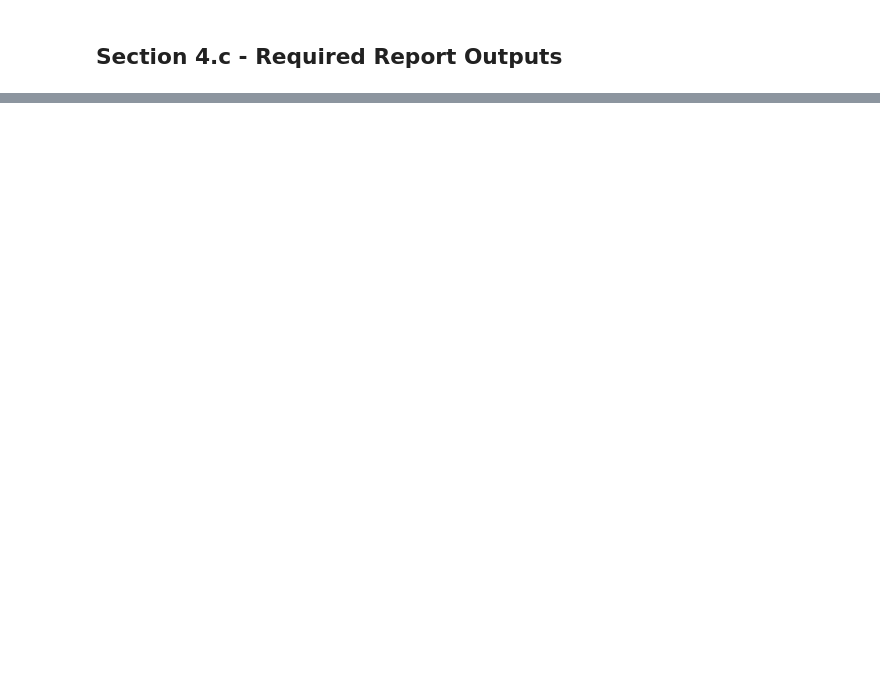
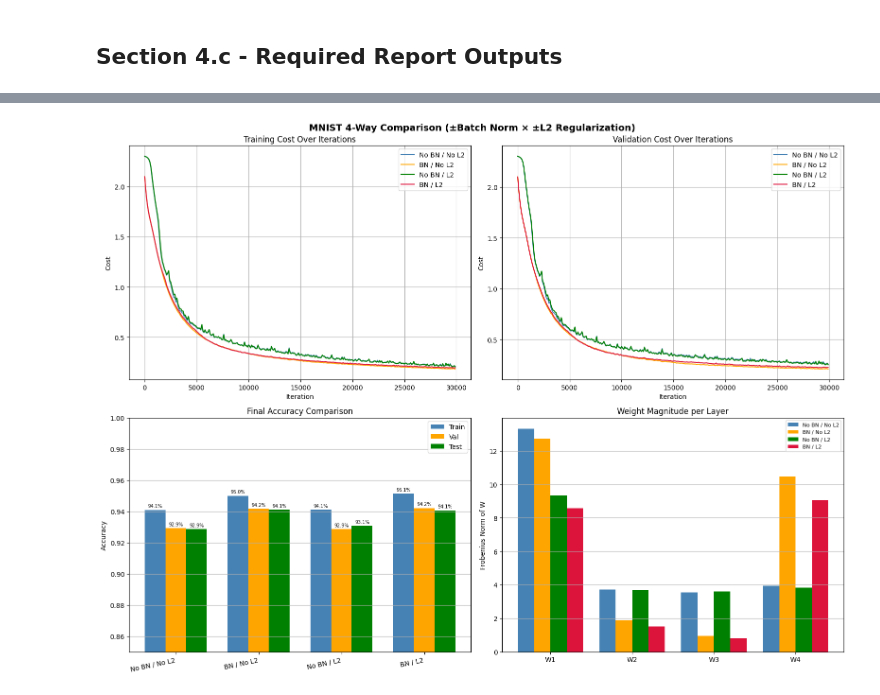
Before and after one commit to ChenFryd/DL-Assignments, a Jupyter notebook: Assignment1/neural_network_from_scratch.ipynb, the cells around one changed output, grey strips where cells are left out. Cells and saved outputs as stored; diff of their text form; code cells hidden in the pictures; blank space fills up the shorter version.

```diff
--- a/Assignment1/neural_network_from_scratch.ipynb
+++ b/Assignment1/neural_network_from_scratch.ipynb
@@ -815,0 +897,72 @@ plt.show()
+# %%
+import matplotlib.pyplot as plt
+import numpy as np
+
+configs      = ['No BN / No L2', 'BN / No L2', 'No BN / L2', 'BN / L2']
+colors       = ['steelblue', 'orange', 'green', 'crimson']
+all_costs     = [costs,     costs_bn,     costs_l2,     costs_bn_l2]
+all_val_costs = [val_costs, val_costs_bn, val_costs_l2, val_costs_bn_l2]
+all_params    = [parameters, parameters_bn, parameters_l2, parameters_bn_l2]
+test_accs     = [test_acc, test_acc_bn, test_acc_l2, test_acc_bn_l2]
+val_accs      = [val_acc,  val_acc_bn,  val_acc_l2,  val_acc_bn_l2]
+train_accs    = [train_acc, train_acc_bn, train_acc_l2, train_acc_bn_l2]
+
+fig, axes = plt.subplots(2, 2, figsize=(16, 12))
+fig.suptitle('MNIST 4-Way Comparison (±Batch Norm × ±L2 Regularization)', fontsize=14, fontweight='bold')
+
+# --- Top left: Training cost curves ---
+for c, label, color in zip(all_costs, configs, colors):
+    iters = list(range(0, len(c) * 100, 100))
+    axes[0, 0].plot(iters, c, label=label, color=color)
+axes[0, 0].set_xlabel('Iteration')
+axes[0, 0].set_ylabel('Cost')
+axes[0, 0].set_title('Training Cost Over Iterations')
+axes[0, 0].legend()
+axes[0, 0].grid(True)
+
+# --- Top right: Validation cost curves ---
+for vc, label, color in zip(all_val_costs, configs, colors):
+    iters = list(range(0, len(vc) * 100, 100))
+    axes[0, 1].plot(iters, vc, label=label, color=color)
+axes[0, 1].set_xlabel('Iteration')
+axes[0, 1].set_ylabel('Cost')
+axes[0, 1].set_title('Validation Cost Over Iterations')
+axes[0, 1].legend()
+axes[0, 1].grid(True)
+
+# --- Bottom left: Final accuracy comparison ---
+x = np.arange(len(configs))
+width = 0.25
+b1 = axes[1, 0].bar(x - width, train_accs, width, label='Train', color='steelblue')
+b2 = axes[1, 0].bar(x,          val_accs,   width, label='Val',   color='orange')
+b3 = axes[1, 0].bar(x + width,  test_accs,  width, label='Test',  color='green')
+axes[1, 0].set_xticks(x)
+axes[1, 0].set_xticklabels(configs, rotation=12, ha='right')
+axes[1, 0].set_ylim(0.85, 1.0)
+axes[1, 0].set_ylabel('Accuracy')
+axes[1, 0].set_title('Final Accuracy Comparison')
+axes[1, 0].legend()
+axes[1, 0].grid(axis='y')
+for bar in list(b1) + list(b2) + list(b3):
+    axes[1, 0].text(bar.get_x() + bar.get_width() / 2, bar.get_height() + 0.001,
+                    f'{bar.get_height()*100:.1f}%', ha='center', va='bottom', fontsize=7)
+
+# --- Bottom right: Weight magnitude (Frobenius norm) per layer ---
+L = len(parameters)
+layer_labels = [f'W{l}' for l in range(1, L + 1)]
+x_w = np.arange(L)
+w = 0.2
+for i, (params, label, color) in enumerate(zip(all_params, configs, colors)):
+    norms = [np.linalg.norm(params[l]['W'], 'fro') for l in range(1, L + 1)]
+    bars = axes[1, 1].bar(x_w + i * w - 1.5 * w, norms, w, label=label, color=color)
+axes[1, 1].set_xticks(x_w)
+axes[1, 1].set_xticklabels(layer_labels)
+axes[1, 1].set_ylabel('Frobenius Norm of W')
+axes[1, 1].set_title('Weight Magnitude per Layer')
+axes[1, 1].legend(fontsize=8)
+axes[1, 1].grid(axis='y')
+
+plt.tight_layout()
+plt.show()
+# %% [output]
+[figure, added]
```
Also changed, not shown: parts of 20 cells of this notebook, 3 other files.
